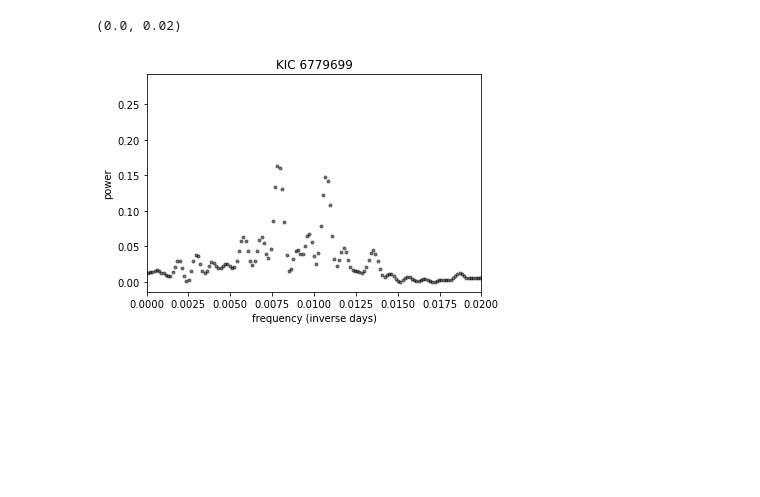
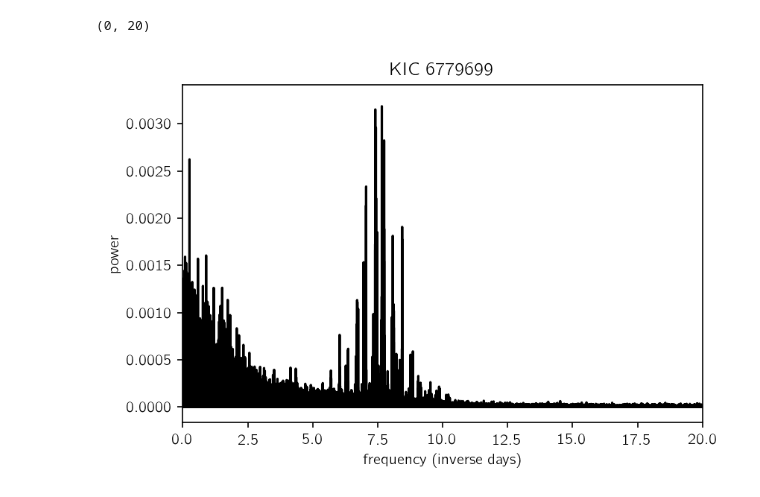
Before and after one commit to dfm/StellarClocks, a Jupyter notebook: notebooks/RGB_star.ipynb, the cells around one changed output. Saved outputs shown, nothing was run; the diff lists cells and outputs as text; code cells hidden in the pictures; blank space fills up the shorter version.

Commit message:
betterizing @davidwhogg's plot

```diff
--- a/notebooks/RGB_star.ipynb
+++ b/notebooks/RGB_star.ipynb
@@ -1,3 +1,9 @@
+# %%
+%matplotlib inline
+%config IPython.matplotlib.backend = "retina"
+from matplotlib import rcParams
+rcParams["savefig.dpi"] = 150
+rcParams["figure.dpi"] = 150
 # %%
 import numpy as np
 # %%
@@ -77,14 +99,15 @@ print(frequency, power)
 # %%
-# Why does this plot look like crap?
+# Why does this plot look like crap? - looks better now...
 plt.clf()
-plt.plot(frequency, power, "k.", alpha=0.5)
+plt.plot(frequency, power, "k")
 plt.xlabel("frequency (inverse days)")
 plt.ylabel("power")
 plt.title(kicstr)
-plt.xlim(0., 0.02)
+plt.xlim(0, 20)
+# plt.xlim(0., 0.02)
 # %% [output]
-(0.0, 0.02)
+(0, 20)
-[figure, old version]
+[figure, new version]
 # %%
 fmax = frequency[np.argmax(power * (frequency < 0.02))]
 omega = 2. * np.pi * fmax
```
Also changed, not shown: parts of 4 cells of this notebook.
